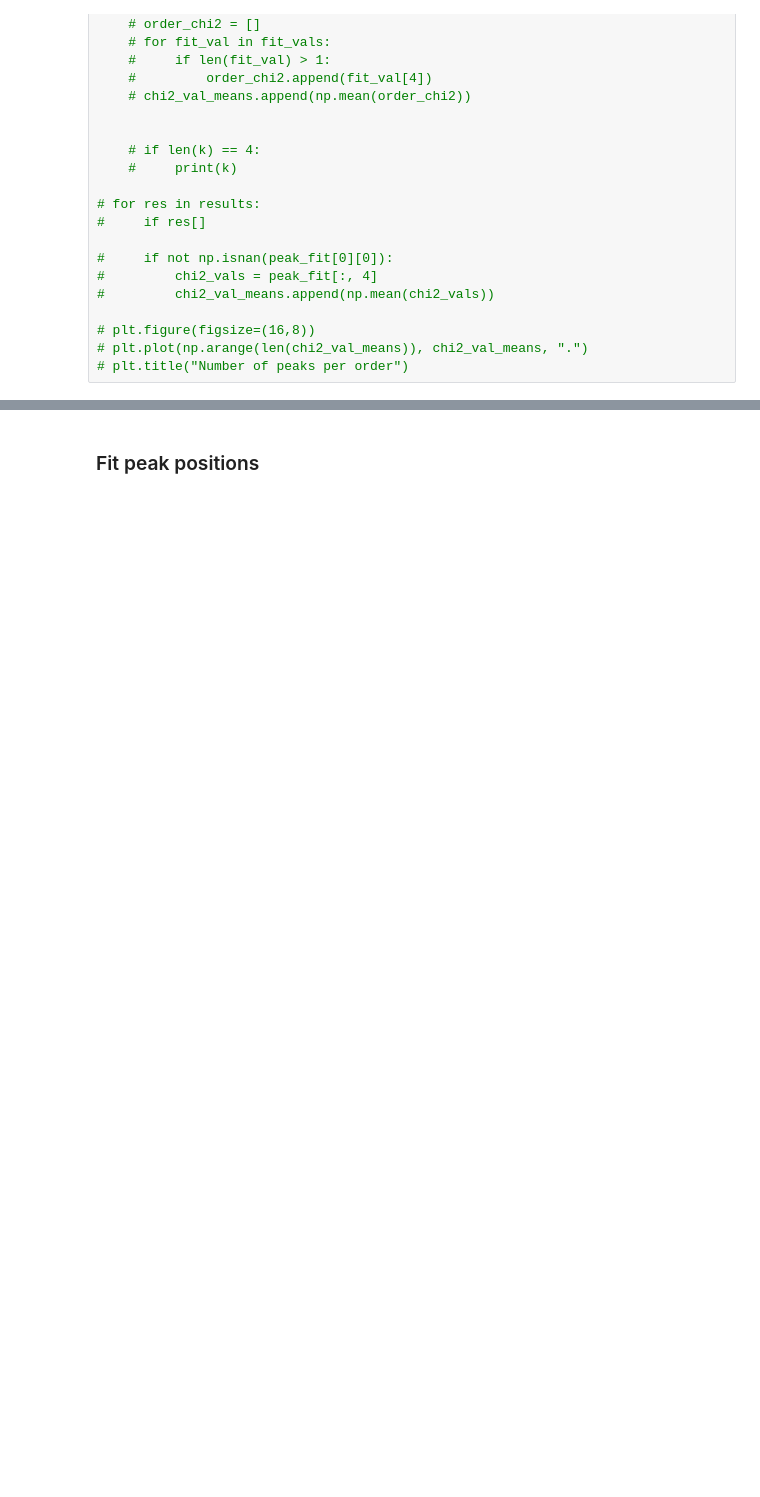
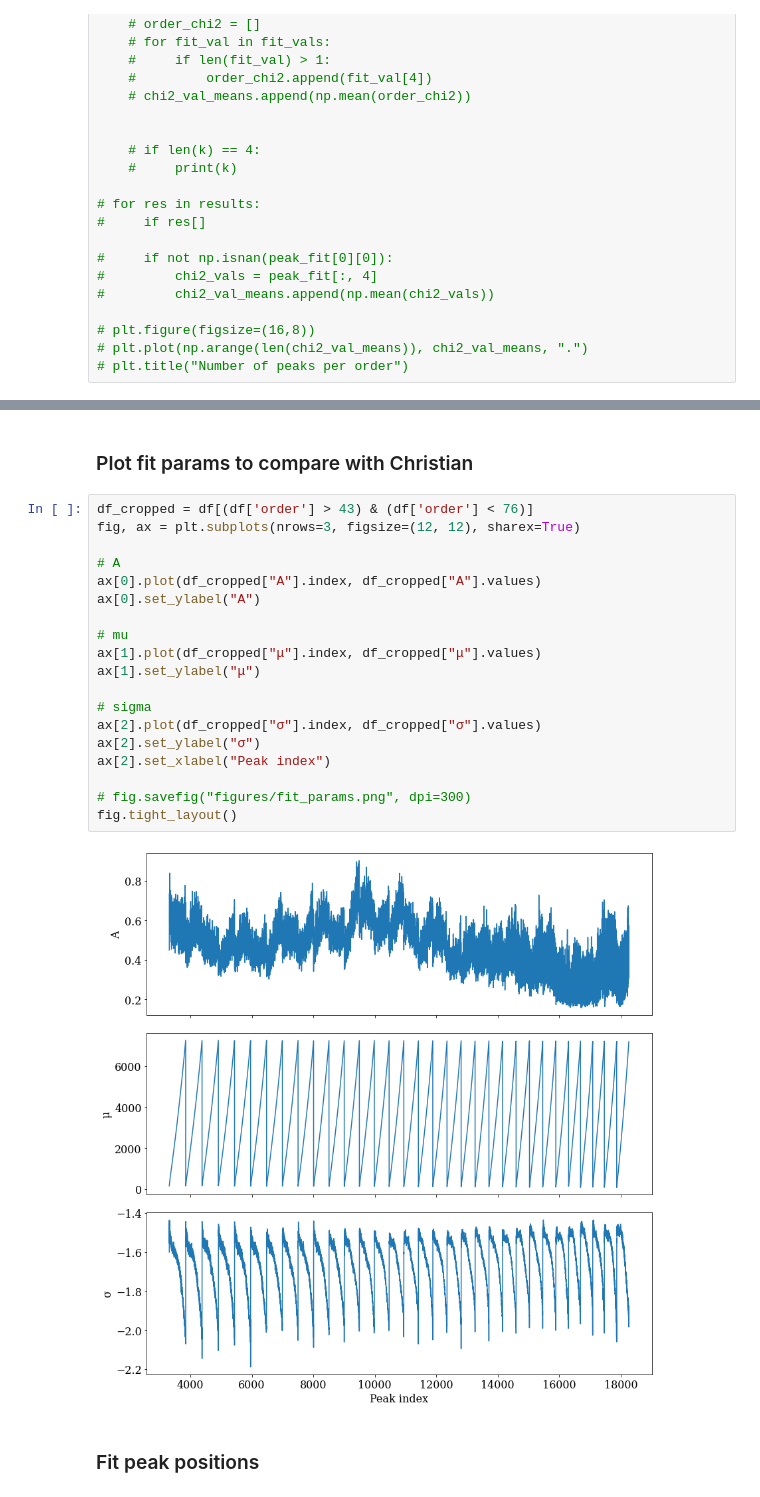
Before and after one commit to Harteg/bachelor-project, a Jupyter notebook: testing_calib_lib.ipynb, the cells around one changed output, grey strips where cells are left out. Drawn from its saved outputs; the diff is of its cells as text; blank space fills up the shorter version.

```diff
--- a/testing_calib_lib.ipynb
+++ b/testing_calib_lib.ipynb
@@ -137,3 +240,26 @@ Text(0.5, 1.0, 'Number of peaks per order')
+# %% [markdown]
+### Plot fit params to compare with Christian
+# %%
+df_cropped = df[(df['order'] > 43) & (df['order'] < 76)]
+fig, ax = plt.subplots(nrows=3, figsize=(12, 12), sharex=True)
+
+# A
+ax[0].plot(df_cropped["A"].index, df_cropped["A"].values)
+ax[0].set_ylabel("A")
+
+# mu
+ax[1].plot(df_cropped["μ"].index, df_cropped["μ"].values)
+ax[1].set_ylabel("μ")
+
+# sigma
+ax[2].plot(df_cropped["σ"].index, df_cropped["σ"].values)
+ax[2].set_ylabel("σ")
+ax[2].set_xlabel("Peak index")
+
+# fig.savefig("figures/fit_params.png", dpi=300)
+fig.tight_layout()
+# %% [output]
+[figure, added]
 # %% [markdown]
 ### Fit peak positions
 # %%
```
Also changed, not shown: parts of 16 cells of this notebook, 41 other files.
